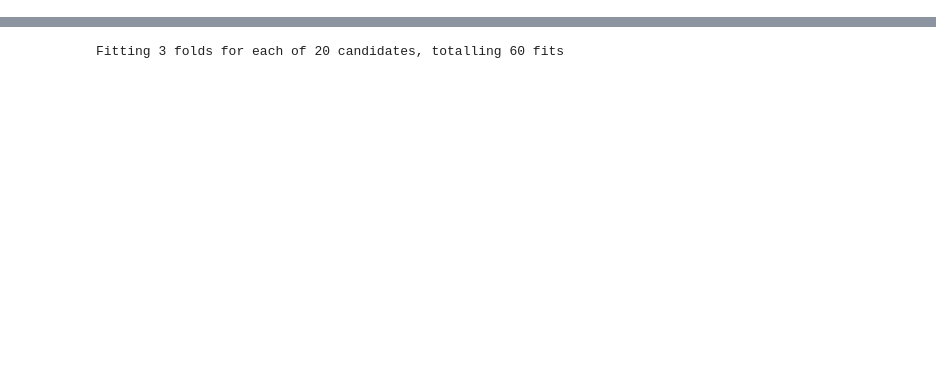
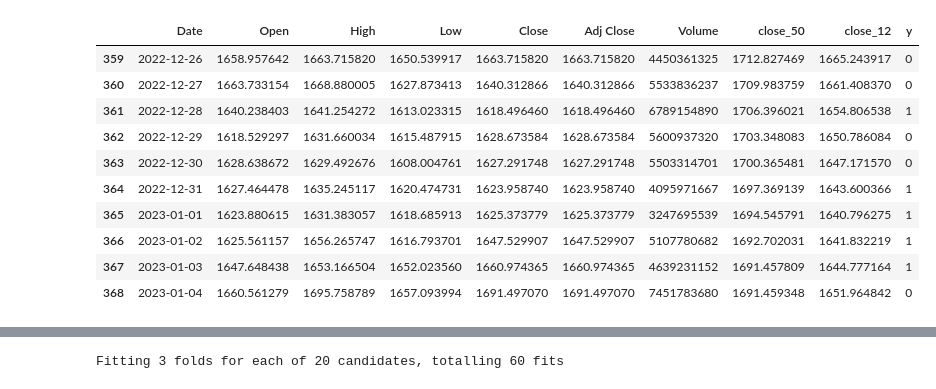
Before and after one commit to hadi-android/autotrading, a Jupyter notebook: stock_predict_ml.ipynb, the cells around one changed output, grey strips where cells are left out. Cells and saved outputs as stored; diff of their text form; code cells hidden in the pictures; blank space fills up the shorter version.

```diff
--- a/stock_predict_ml.ipynb
+++ b/stock_predict_ml.ipynb
@@ -103,0 +53,21 @@ Index(['var1(t-2)', 'var2(t-2)', 'var3(t-2)', 'var4(t-2)', 'var5(t-2)',
+# %%
+y = df.Close.shift(-1) - df.Close
+y = y>0
+y  = y.astype(int)
+df['y'] = y
+
+N = df.shape[1]
+# %%
+df.tail(10)
+# %% [output]
+|  | Date | Open | High | Low | Close | Adj Close | Volume | close_50 | close_12 | y |
+| 359 | 2022-12-26 | 1658.957642 | 1663.715820 | 1650.539917 | 1663.715820 | 1663.715820 | 4450361325 | 1712.827469 | 1665.243917 | 0 |
+| 360 | 2022-12-27 | 1663.733154 | 1668.880005 | 1627.873413 | 1640.312866 | 1640.312866 | 5533836237 | 1709.983759 | 1661.408370 | 0 |
+| 361 | 2022-12-28 | 1640.238403 | 1641.254272 | 1613.023315 | 1618.496460 | 1618.496460 | 6789154890 | 1706.396021 | 1654.806538 | 1 |
+| 362 | 2022-12-29 | 1618.529297 | 1631.660034 | 1615.487915 | 1628.673584 | 1628.673584 | 5600937320 | 1703.348083 | 1650.786084 | 0 |
+| 363 | 2022-12-30 | 1628.638672 | 1629.492676 | 1608.004761 | 1627.291748 | 1627.291748 | 5503314701 | 1700.365481 | 1647.171570 | 0 |
+| 364 | 2022-12-31 | 1627.464478 | 1635.245117 | 1620.474731 | 1623.958740 | 1623.958740 | 4095971667 | 1697.369139 | 1643.600366 | 1 |
+| 365 | 2023-01-01 | 1623.880615 | 1631.383057 | 1618.685913 | 1625.373779 | 1625.373779 | 3247695539 | 1694.545791 | 1640.796275 | 1 |
+| 366 | 2023-01-02 | 1625.561157 | 1656.265747 | 1616.793701 | 1647.529907 | 1647.529907 | 5107780682 | 1692.702031 | 1641.832219 | 1 |
+| 367 | 2023-01-03 | 1647.648438 | 1653.166504 | 1652.023560 | 1660.974365 | 1660.974365 | 4639231152 | 1691.457809 | 1644.777164 | 1 |
+| 368 | 2023-01-04 | 1660.561279 | 1695.758789 | 1657.093994 | 1691.497070 | 1691.497070 | 7451783680 | 1691.459348 | 1651.964842 | 0 |
```
Also changed, not shown: parts of 14 cells of this notebook.
